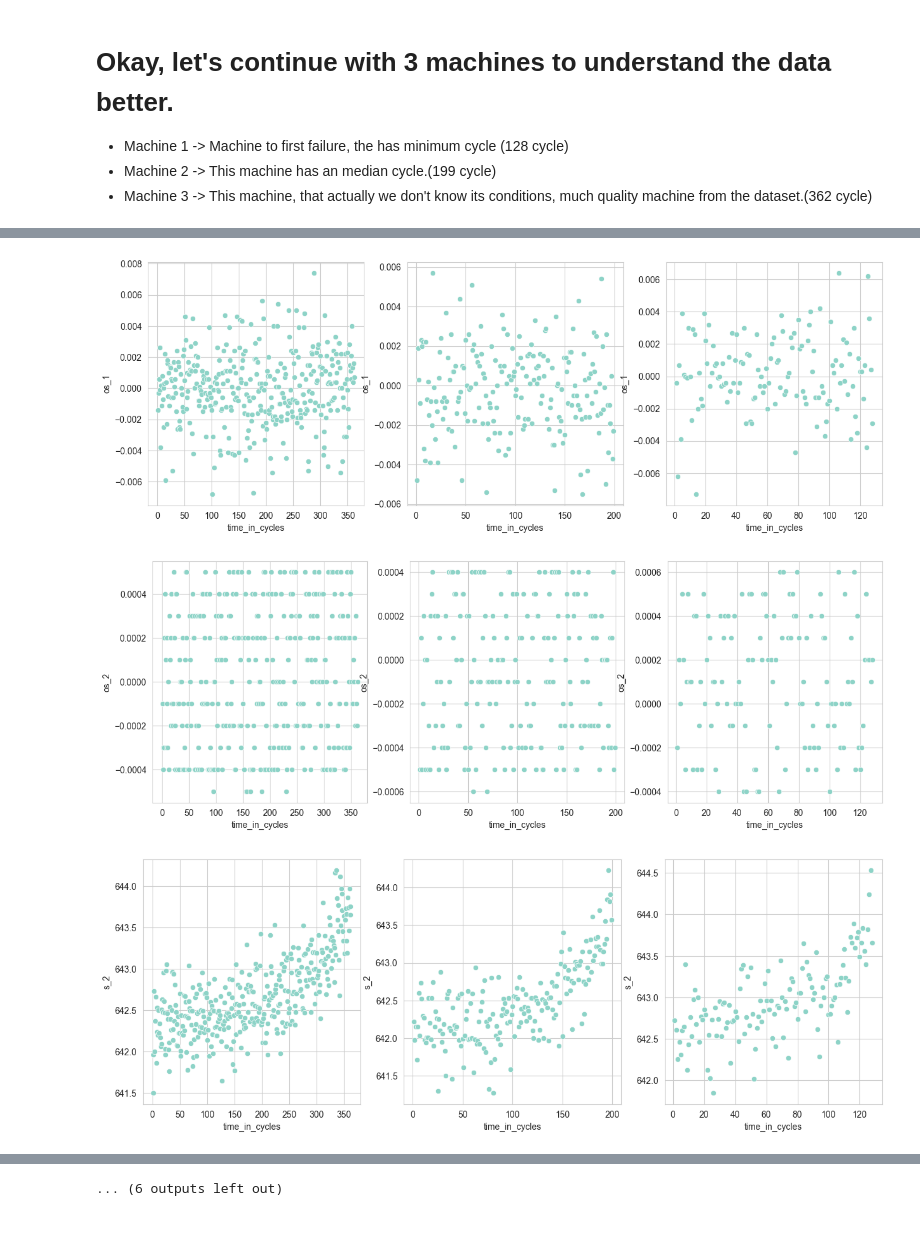
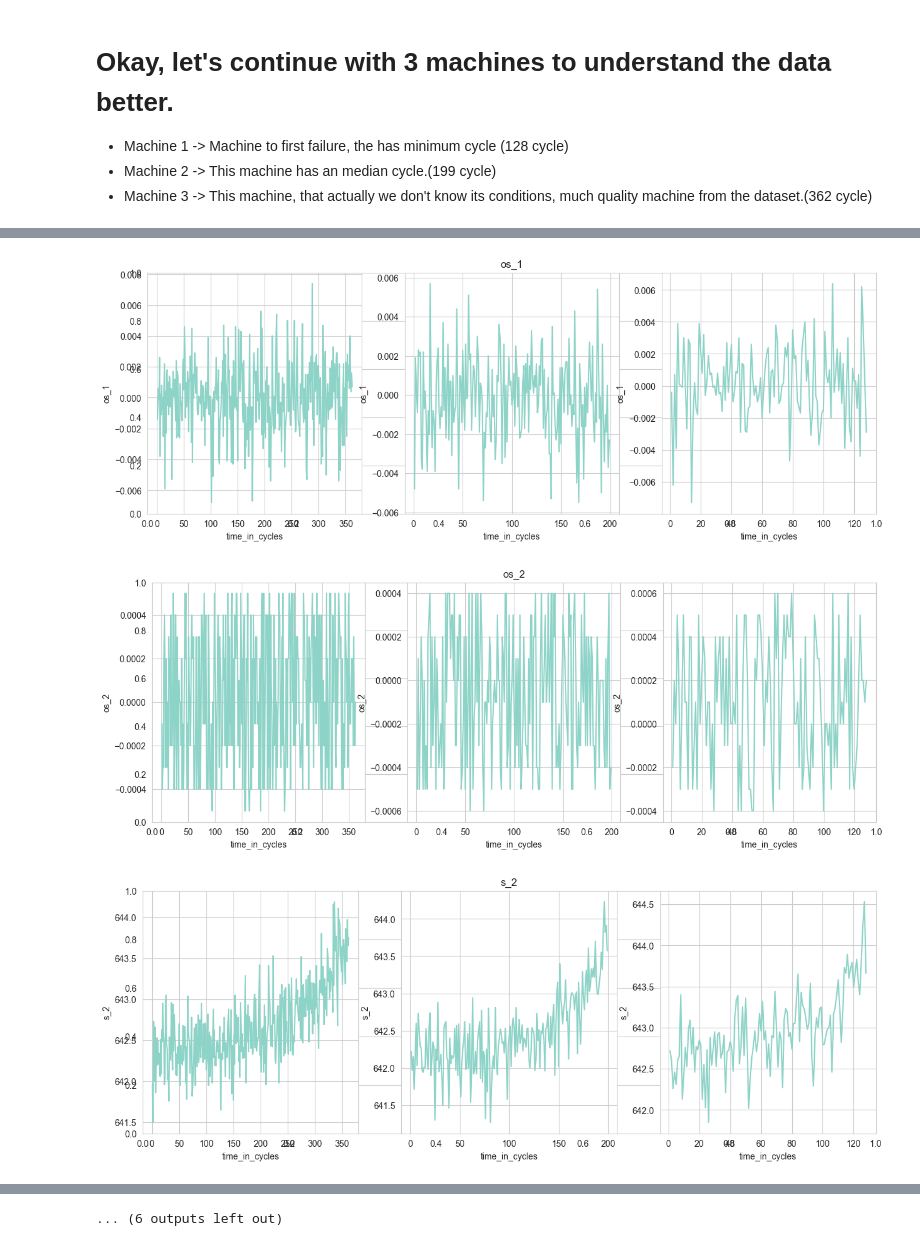
Before and after one commit to berkaylacinkaya/NASA_CMAPSS_TURBOFAN_ENGINE-PdM-, a Jupyter notebook: main.ipynb, the cells around one changed output, grey strips where cells are left out. Drawn from its saved outputs; the diff is of its cells as text; code cells hidden in the pictures.

Commit message:
Update Graphs

```diff
--- a/main.ipynb
+++ b/main.ipynb
@@ -348,13 +95,14 @@ sns.set_style("whitegrid")
 
 for i in range(len(machine_1_df.columns)):
     plt.figure(figsize=(15,5))
+    plt.title(machine_1_df.columns[i])
 
     plt.subplot(1,3,1)
-    sns.scatterplot(x=machine_1_df["time_in_cycles"],y=machine_1_df.iloc[:,i])
+    sns.lineplot(x=machine_1_df["time_in_cycles"],y=machine_1_df.iloc[:,i])
 
     plt.subplot(1,3,2)
-    sns.scatterplot(x=machine_2_df["time_in_cycles"],y=machine_2_df.iloc[:,i])
+    sns.lineplot(x=machine_2_df["time_in_cycles"],y=machine_2_df.iloc[:,i])
 
     plt.subplot(1,3,3)
-    sns.scatterplot(x=machine_3_df["time_in_cycles"],y=machine_3_df.iloc[:,i])
+    sns.lineplot(x=machine_3_df["time_in_cycles"],y=machine_3_df.iloc[:,i])
 # %% [output]
@@ -363,3 +111,3 @@ for i in range(len(machine_1_df.columns)):
-[figure, old version]
+[figure, new version]
-[figure, old version]
+[figure, new version]
-[figure, old version]
+[figure, new version]
```
Also changed, not shown: parts of 25 cells of this notebook.
